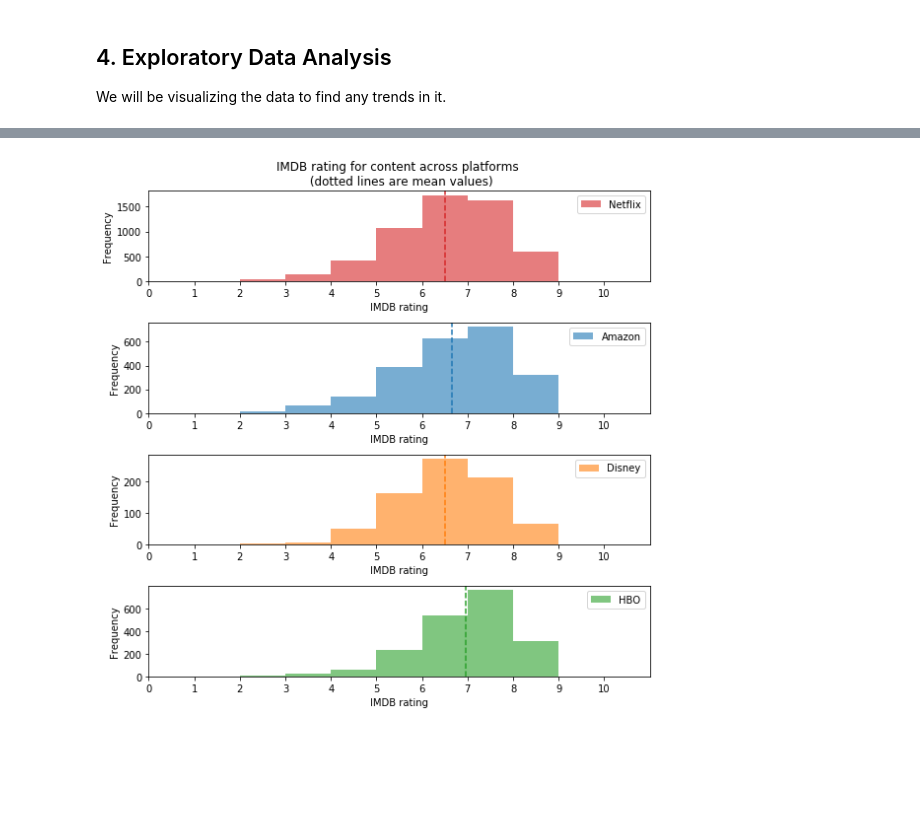
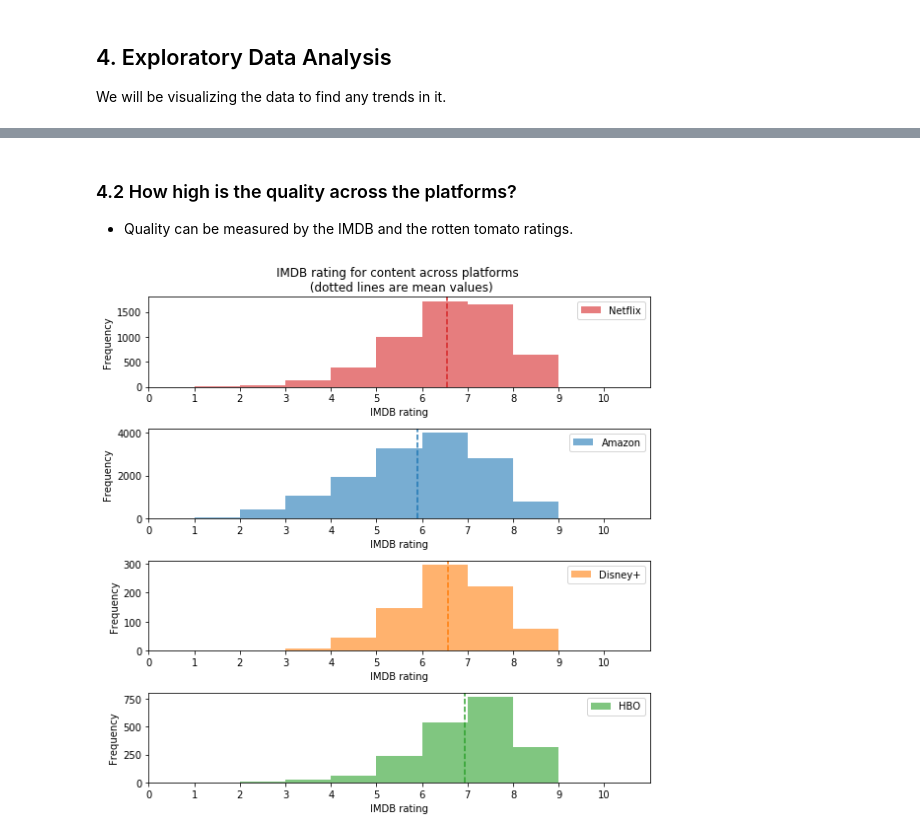
Before and after one commit to srinivasayer4/Netflix-and-Prime-Video-Comparison, a Jupyter notebook: Online Streaming Analysis.ipynb, the cells around one changed output, grey strips where cells are left out. Drawn from its saved outputs; the diff is of its cells as text; code cells hidden in the pictures; blank space fills up the shorter version.

```diff
--- a/Online Streaming Analysis.ipynb
+++ b/Online Streaming Analysis.ipynb
@@ -648,14 +651,16 @@ def title_match(x, temp_list, temp_list2):
         if x == y:
             return y
 
-        elif x in y:
-            return y
+    if len(x.split(' '))<2:
+        return x
 
     for yy in temp_list2:
         if yy in x:
             return yy
+        elif x in yy:
+            return yy
 
 temp_list = list(df_genre.title.str.lower().str.strip())
-temp_list2 = [x for x in df_genre.title.str.lower().str.strip() if len(x)>4]
+temp_list2 = [x for x in df_genre.title.str.lower().str.strip() if len(x.split(' '))>1]
 
-df['title2']= df.title.apply(lambda x: title_match(x.lower().strip(), temp_list, temp_list2 ))
+df['title2']= df.title.apply(lambda x:title_match(x.lower().strip(), temp_list, temp_list2 ))
@@ -763,25 +760,25 @@ We will be visualizing the data to find any trends in it.
 # Comparing how old the content is among all the streaming platforms
 
 plt.figure(figsize=(8,8))
-stream_list= ['Netflix','Amazon', 'Disney', 'HBO']
+stream_list= ['Netflix','Amazon', 'Disney+', 'HBO']
 color_list = ['tab:red','tab:blue','tab:orange','tab:green' ]
 
 for i in range(4):
     plt.subplot(4,1,i+1)
 
-    series= df_merge[df_merge['streaming_x']==stream_list[i]]['year']
+    series= df[df['streaming']==stream_list[i]]['year']
 
     my_bin= int((max(series)-min(series))//5)
 
     plt.hist(series, color=color_list[i], alpha=0.6, label= stream_list[i], bins= my_bin,  )
-    plt.axvline(np.mean(series), color=color_list[i], linestyle='--', alpha=1 )
+    plt.axvline(np.median(series), color=color_list[i], linestyle='--', alpha=1 )
     plt.legend()
 
     plt.xlim(1960,2020)
     plt.xticks(range(1960,2021,5))
 
     if i==0:
-        plt.title('Age of content across the platforms \n (dotted lines are mean values)')
+        plt.title('Age of content across the platforms \n (dotted lines are median values)')
     plt.xlabel('Year content was published')
     plt.ylabel('Frequency')
 
@@ -792,31 +789,34 @@ plt.show()
+# %% [markdown]
+### 4.2 How high is the quality across the platforms?
+- Quality can be measured by the IMDB and the rotten tomato ratings.
 # %%
 # Comparing imdb ratings among all the streaming platforms
 
 plt.figure(figsize=(8,8))
-stream_list= ['Netflix','Amazon', 'Disney', 'HBO']
+stream_list= ['Netflix','Amazon', 'Disney+', 'HBO']
 color_list = ['tab:red','tab:blue','tab:orange','tab:green' ]
 
 for i in range(4):
     plt.subplot(4,1,i+1)
 
-    series= df_merge[df_merge['streaming_x']==stream_list[i]]['imdb']
+    series= df[df['streaming']==stream_list[i]]['imdb']
     my_bin= np.arange(10)
 
     plt.hist(series, color=color_list[i], alpha=0.6, label= stream_list[i], bins= my_bin,  )
     plt.axvline(np.mean(series), color=color_list[i], linestyle='--', alpha=1 )
     plt.legend()
     plt.xlim(0,11)
     plt.xticks(range(0,11,1))
 
     if i==0:
         plt.title('IMDB rating for content across platforms \n (dotted lines are mean values)')
     plt.xlabel('IMDB rating')
     plt.ylabel('Frequency')
 
 plt.tight_layout()
 plt.show()
 # %% [output]
-[figure, old version]
+[figure, new version]
 # %%
 # Comparing rotten_tomato ratings among all the streaming platforms
 
```
Also changed, not shown: parts of 28 cells of this notebook.
